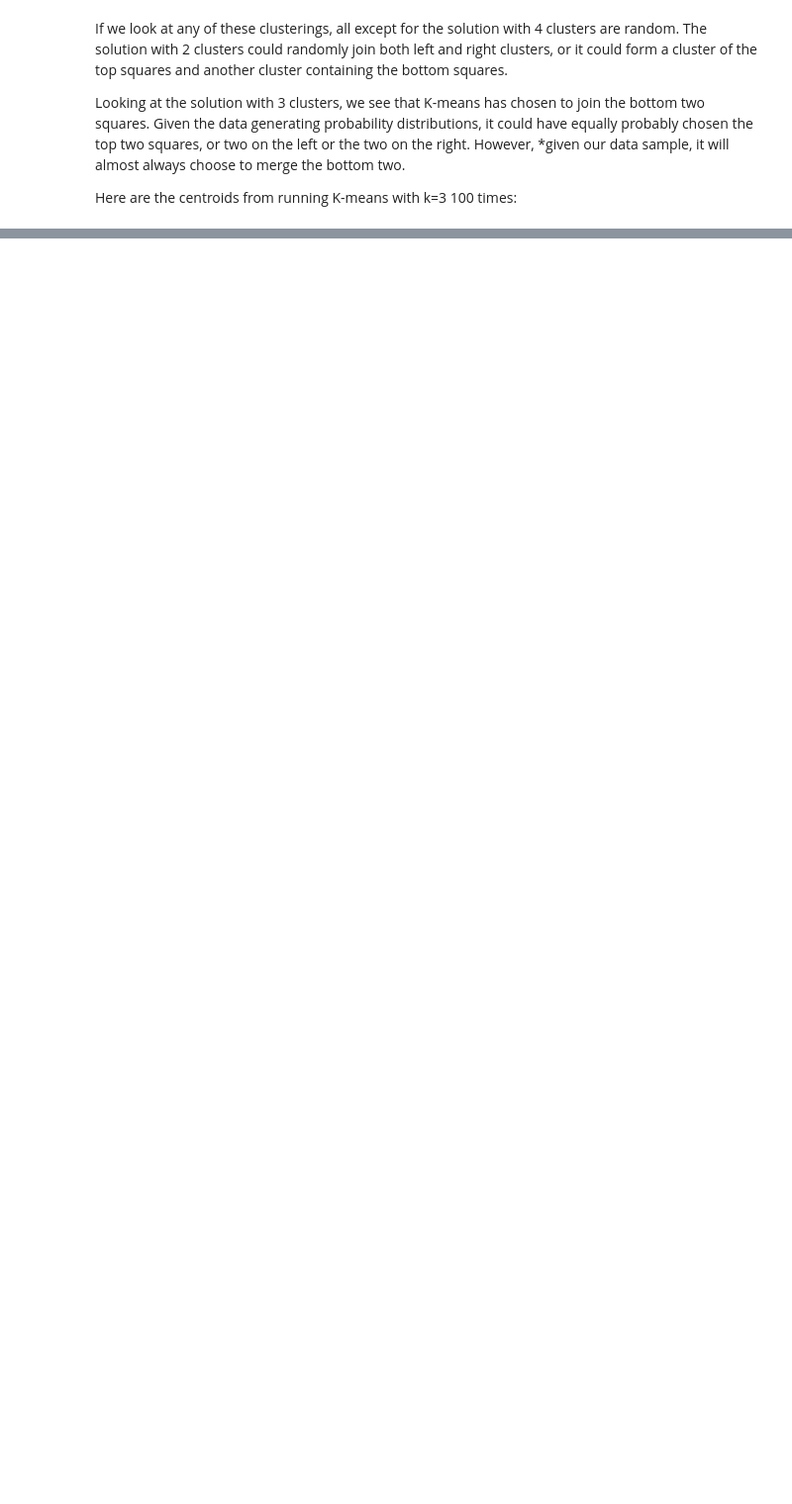
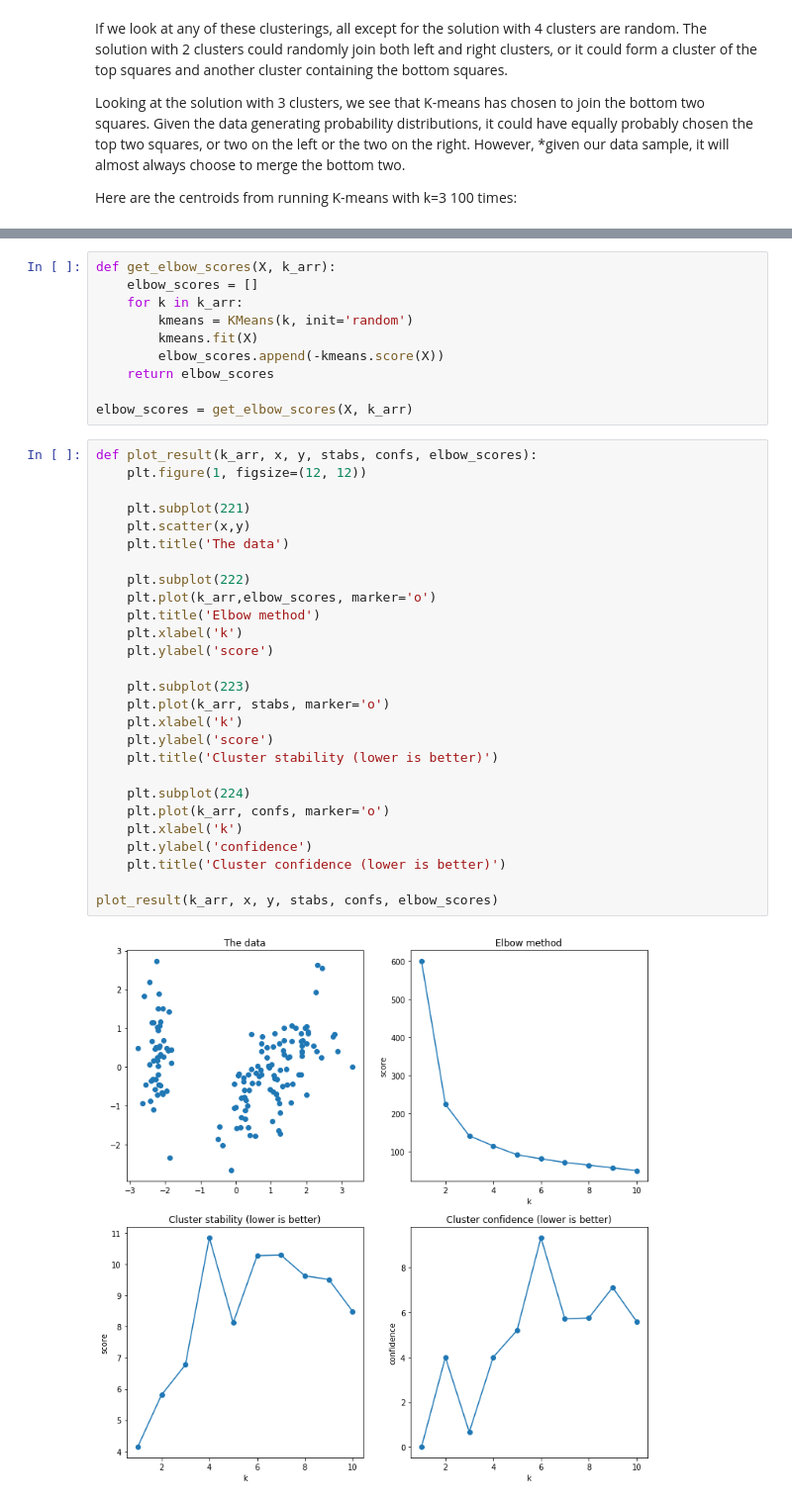
Before and after one commit to pbalm/mlbits, a Jupyter notebook: Weaponizing the randomness of k-means.ipynb, the cells around one changed output, grey strips where cells are left out. Shown at 99% size. Drawn from its saved outputs; the diff is of its cells as text; blank space fills up the shorter version.

```diff
--- a/Weaponizing the randomness of k-means.ipynb
+++ b/Weaponizing the randomness of k-means.ipynb
@@ -178,0 +240,39 @@ plt.scatter(x_wfolds, y_wfolds, marker='x', s=80)
+# %%
+def get_elbow_scores(X, k_arr):
+    elbow_scores = []
+    for k in k_arr:
+        kmeans = KMeans(k, init='random')
+        kmeans.fit(X)
+        elbow_scores.append(-kmeans.score(X))
+    return elbow_scores
+
+elbow_scores = get_elbow_scores(X, k_arr)
+# %%
+def plot_result(k_arr, x, y, stabs, confs, elbow_scores):
+    plt.figure(1, figsize=(12, 12))
+
+    plt.subplot(221)
+    plt.scatter(x,y)
+    plt.title('The data')
+
+    plt.subplot(222)
+    plt.plot(k_arr,elbow_scores, marker='o')
+    plt.title('Elbow method')
+    plt.xlabel('k')
+    plt.ylabel('score')
+
+    plt.subplot(223)
+    plt.plot(k_arr, stabs, marker='o')
+    plt.xlabel('k')
+    plt.ylabel('score')
+    plt.title('Cluster stability (lower is better)')
+
+    plt.subplot(224)
+    plt.plot(k_arr, confs, marker='o')
+    plt.xlabel('k')
+    plt.ylabel('confidence')
+    plt.title('Cluster confidence (lower is better)')
+
+plot_result(k_arr, x, y, stabs, confs, elbow_scores)
+# %% [output]
+[figure, added]
```
Also changed, not shown: parts of 35 cells of this notebook.
